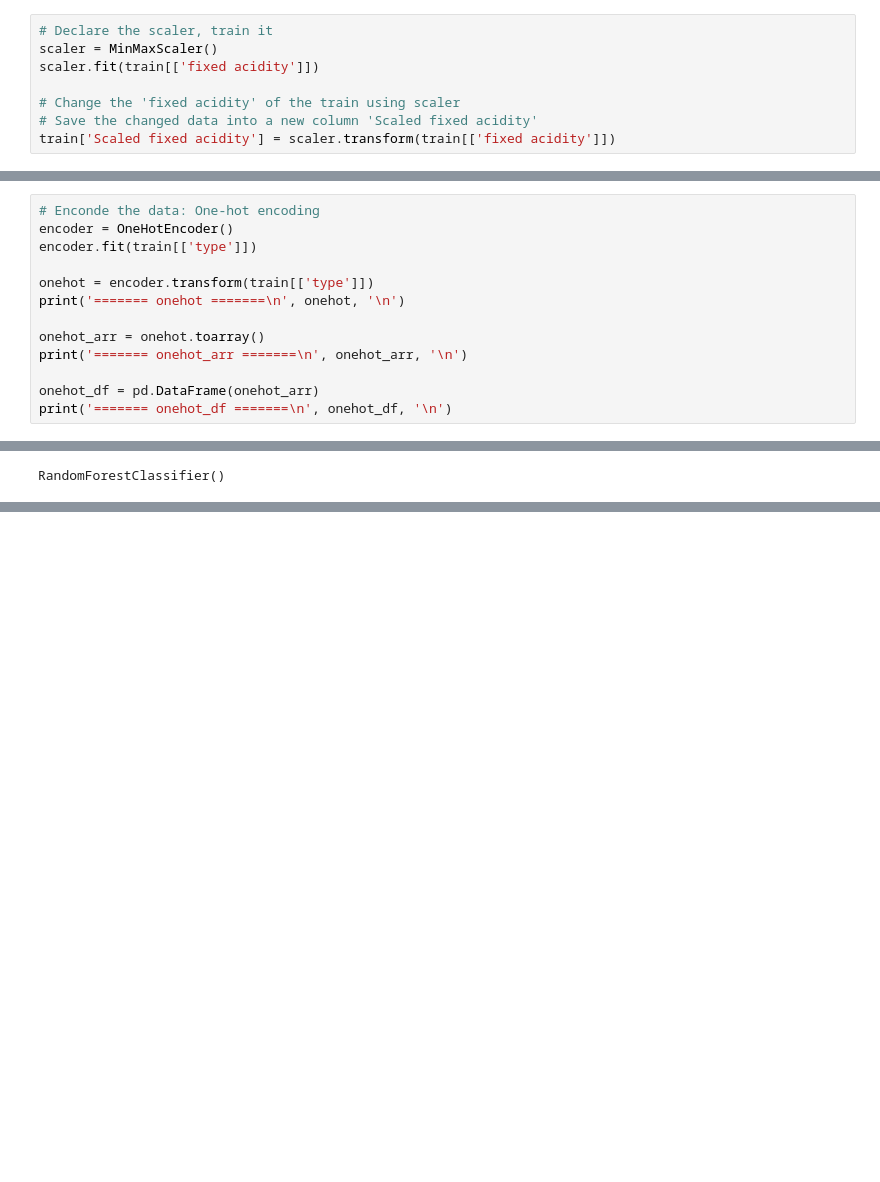
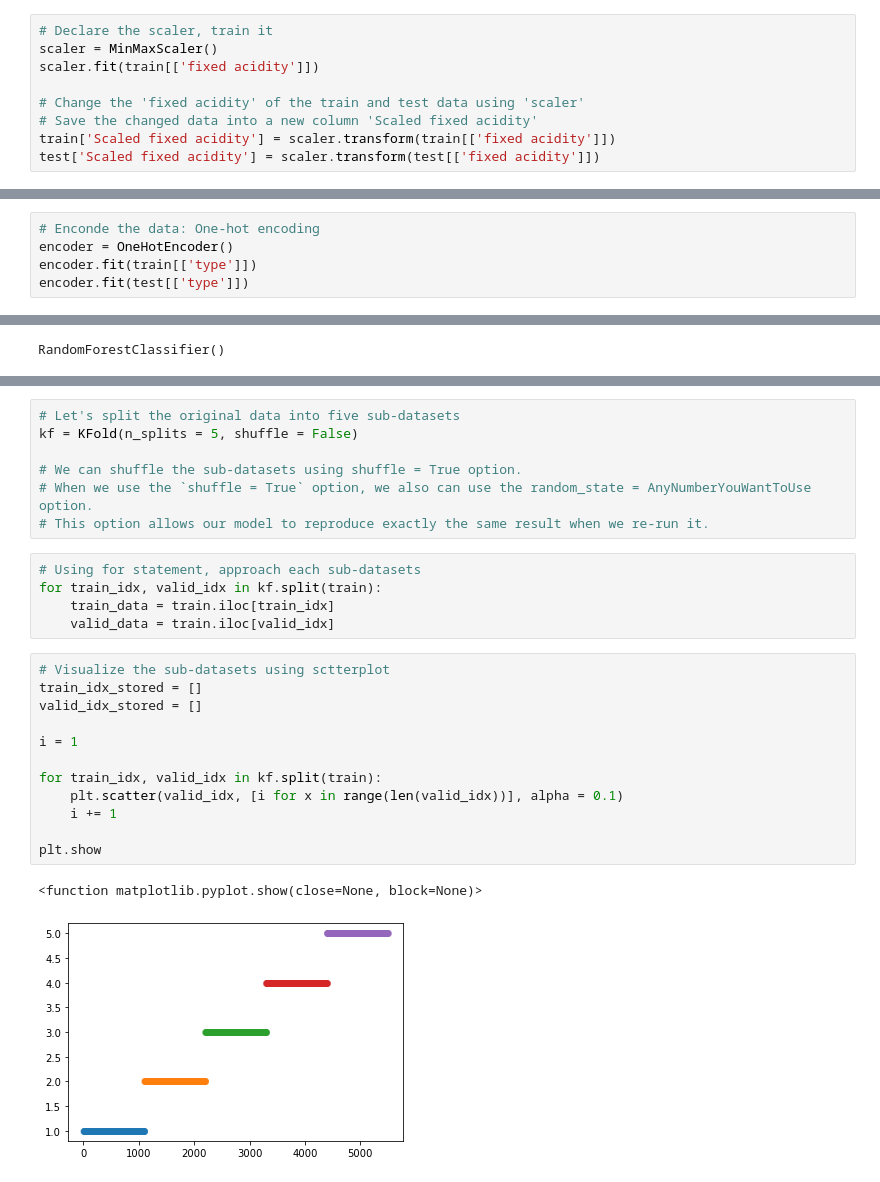
Before and after one commit to garlicvread/DataAnalysisRecapitulation, a Jupyter notebook: Day3_cross_validation_and_LGBM/daconPracticeDay3_3_modeling_and_cross_validation.ipynb, the cells around one changed output, grey strips where cells are left out. Saved outputs shown, nothing was run; the diff lists cells and outputs as text; blank space fills up the shorter version.

```diff
--- a/Day3_cross_validation_and_LGBM/daconPracticeDay3_3_modeling_and_cross_validation.ipynb
+++ b/Day3_cross_validation_and_LGBM/daconPracticeDay3_3_modeling_and_cross_validation.ipynb
@@ -137,9 +139,10 @@ sns.boxplot(data = train['fixed acidity'])
 scaler = MinMaxScaler()
 scaler.fit(train[['fixed acidity']])
 
-# Change the 'fixed acidity' of the train using scaler
+# Change the 'fixed acidity' of the train and test data using 'scaler'
 # Save the changed data into a new column 'Scaled fixed acidity'
 train['Scaled fixed acidity'] = scaler.transform(train[['fixed acidity']])
+test['Scaled fixed acidity'] = scaler.transform(test[['fixed acidity']])
 # %%
 # Visualize the distribution plot for the scaled feature
 sns.displot(train['Scaled fixed acidity'], kde=True, stat='density', linewidth=1)
@@ -150,13 +153,5 @@ sns.displot(train['Scaled fixed acidity'], kde=True, stat='density', linewidth=1
 # Enconde the data: One-hot encoding
 encoder = OneHotEncoder()
 encoder.fit(train[['type']])
-
-onehot = encoder.transform(train[['type']])
-print('======= onehot =======\n', onehot, '\n')
-
-onehot_arr = onehot.toarray()
-print('======= onehot_arr =======\n', onehot_arr, '\n')
-
-onehot_df = pd.DataFrame(onehot_arr)
-print('======= onehot_df =======\n', onehot_df, '\n')
+encoder.fit(test[['type']])
 # %% [output]
@@ -311,3 +340,30 @@ The general procedure of K-fold is as follows:
     - 2.3. Fit a model on the training set and evaluate it on the test set
     - 2.4. Retain the evaluation score and discard the model
 3. Summarize the skill of the model using the sample of model evaluation scores.
+# %%
+# Let's split the original data into five sub-datasets
+kf = KFold(n_splits = 5, shuffle = False)
+
+# We can shuffle the sub-datasets using shuffle = True option.
+# When we use the `shuffle = True` option, we also can use the random_state = AnyNumberYouWantToUse option.
+# This option allows our model to reproduce exactly the same result when we re-run it.
+# %%
+# Using for statement, approach each sub-datasets
+for train_idx, valid_idx in kf.split(train):
+    train_data = train.iloc[train_idx]
+    valid_data = train.iloc[valid_idx]
+# %%
+# Visualize the sub-datasets using sctterplot
+train_idx_stored = []
+valid_idx_stored = []
+
+i = 1
+
+for train_idx, valid_idx in kf.split(train):
+    plt.scatter(valid_idx, [i for x in range(len(valid_idx))], alpha = 0.1)
+    i += 1
+
+plt.show
+# %% [output]
+<function matplotlib.pyplot.show(close=None, block=None)>
+[figure, added]
```
Also changed, not shown: parts of 22 cells of this notebook.
